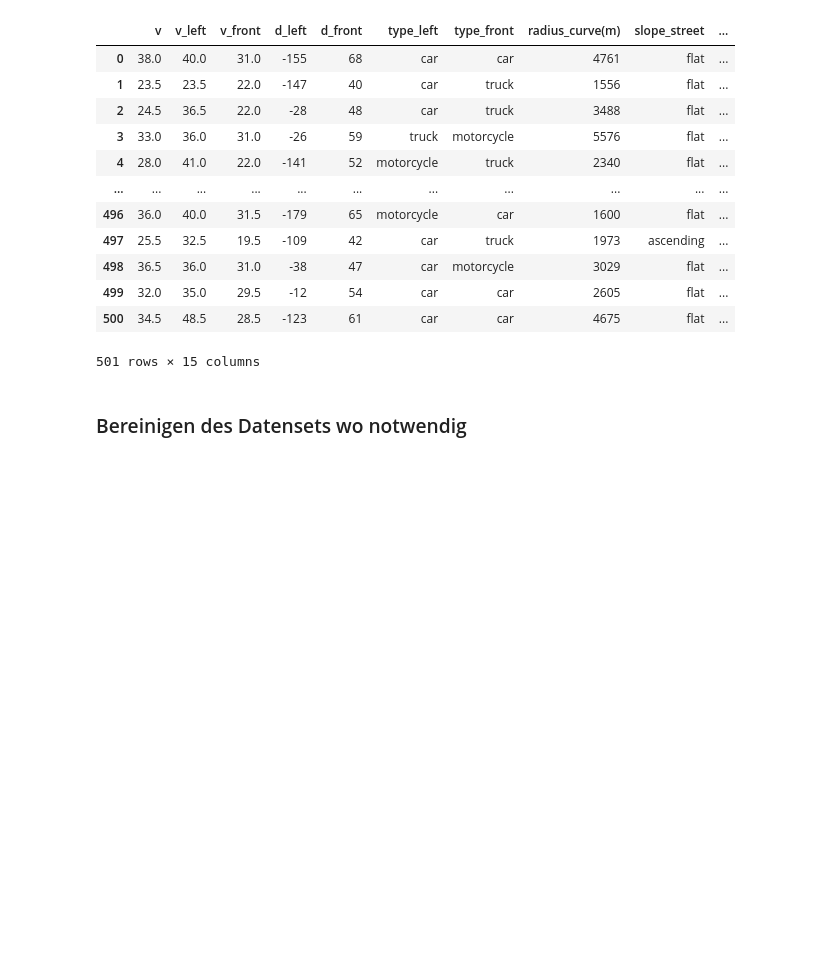
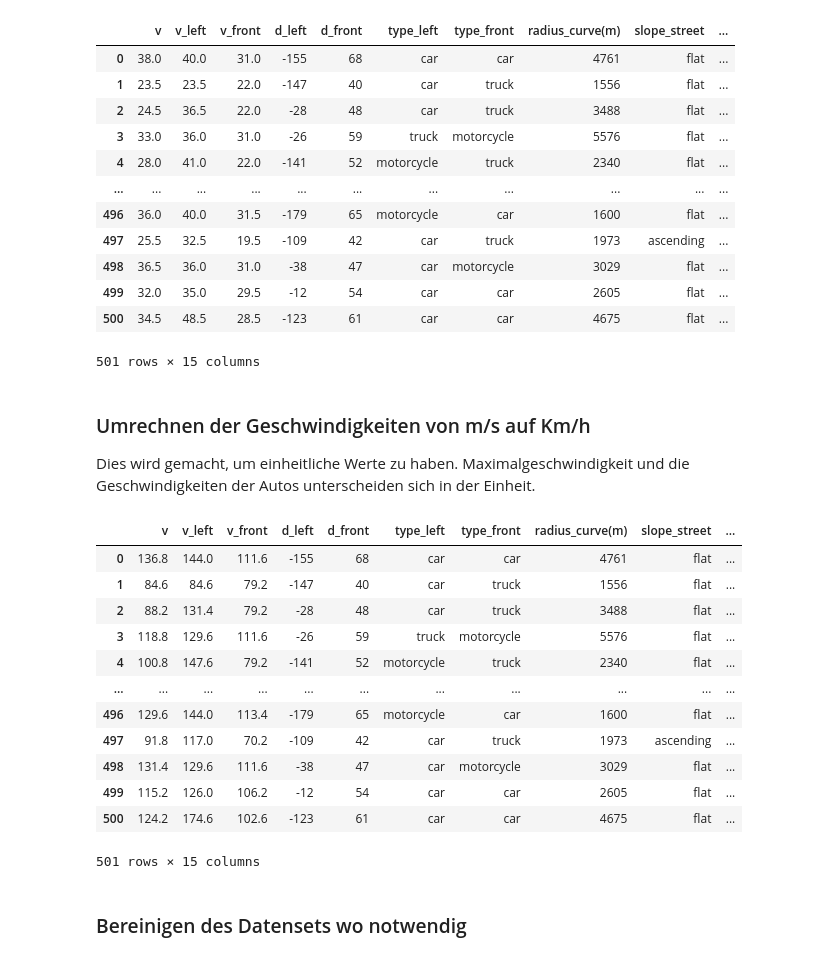
Before and after one commit to alien-coding/KI-Verkehrs-Verhaltenssimulation, a Jupyter notebook: main.ipynb, the cells around one changed output. Saved outputs shown, nothing was run; the diff lists cells and outputs as text; code cells hidden in the pictures; blank space fills up the shorter version.

```diff
--- a/main.ipynb
+++ b/main.ipynb
@@ -55,6 +55,29 @@ df_train
 | 499 | 32.0 | 35.0 | 29.5 | -12 | 54 | car | car | 2605 | flat | ... |
 | 500 | 34.5 | 48.5 | 28.5 | -123 | 61 | car | car | 4675 | flat | ... |
 501 rows × 15 columns
+# %% [markdown]
+### Umrechnen der Geschwindigkeiten von m/s auf Km/h
+Dies wird gemacht, um einheitliche Werte zu haben. Maximalgeschwindigkeit und die Geschwindigkeiten der Autos unterscheiden sich in der Einheit.
+# %%
+df_train['v'] = df_train['v'] * 3.6
+df_train['v_left'] = df_train['v_left'] * 3.6
+df_train['v_front'] = df_train['v_front'] * 3.6
+
+df_train
+# %% [output]
+|  | v | v_left | v_front | d_left | d_front | type_left | type_front | radius_curve(m) | slope_street | ... |
+| 0 | 136.8 | 144.0 | 111.6 | -155 | 68 | car | car | 4761 | flat | ... |
+| 1 | 84.6 | 84.6 | 79.2 | -147 | 40 | car | truck | 1556 | flat | ... |
+| 2 | 88.2 | 131.4 | 79.2 | -28 | 48 | car | truck | 3488 | flat | ... |
+| 3 | 118.8 | 129.6 | 111.6 | -26 | 59 | truck | motorcycle | 5576 | flat | ... |
+| 4 | 100.8 | 147.6 | 79.2 | -141 | 52 | motorcycle | truck | 2340 | flat | ... |
+| ... | ... | ... | ... | ... | ... | ... | ... | ... | ... | ... |
+| 496 | 129.6 | 144.0 | 113.4 | -179 | 65 | motorcycle | car | 1600 | flat | ... |
+| 497 | 91.8 | 117.0 | 70.2 | -109 | 42 | car | truck | 1973 | ascending | ... |
+| 498 | 131.4 | 129.6 | 111.6 | -38 | 47 | car | motorcycle | 3029 | flat | ... |
+| 499 | 115.2 | 126.0 | 106.2 | -12 | 54 | car | car | 2605 | flat | ... |
+| 500 | 124.2 | 174.6 | 102.6 | -123 | 61 | car | car | 4675 | flat | ... |
+501 rows × 15 columns
 # %% [markdown]
 ### Bereinigen des Datensets wo notwendig
 # %%
```
Also changed, not shown: parts of 6 cells of this notebook.
